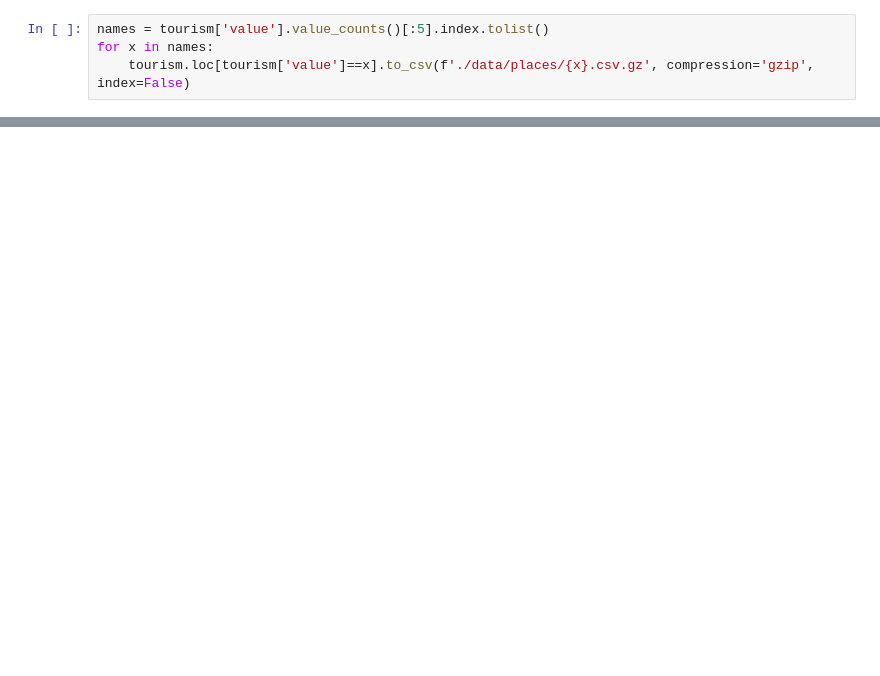
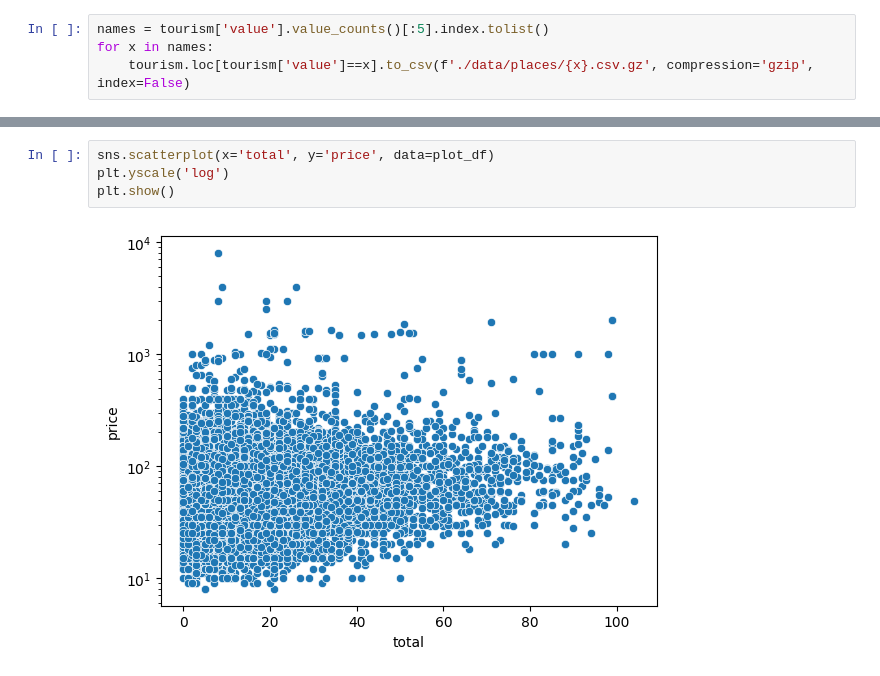
Before and after one commit to NESPEDUFV/more-data, a Jupyter notebook: examples/osm/osm-urban-region.ipynb, the cells around one changed output, grey strips where cells are left out. Saved outputs shown, nothing was run; the diff lists cells and outputs as text; blank space fills up the shorter version.

```diff
--- a/examples/osm/osm-urban-region.ipynb
+++ b/examples/osm/osm-urban-region.ipynb
@@ -100,0 +129,6 @@ See the caveats in the documentation: https://pandas.pydata.org/pandas-docs/stab
+# %%
+sns.scatterplot(x='total', y='price', data=plot_df)
+plt.yscale('log')
+plt.show()
+# %% [output]
+[figure, added]
```
Also changed, not shown: parts of 6 cells of this notebook, 19 other files.
